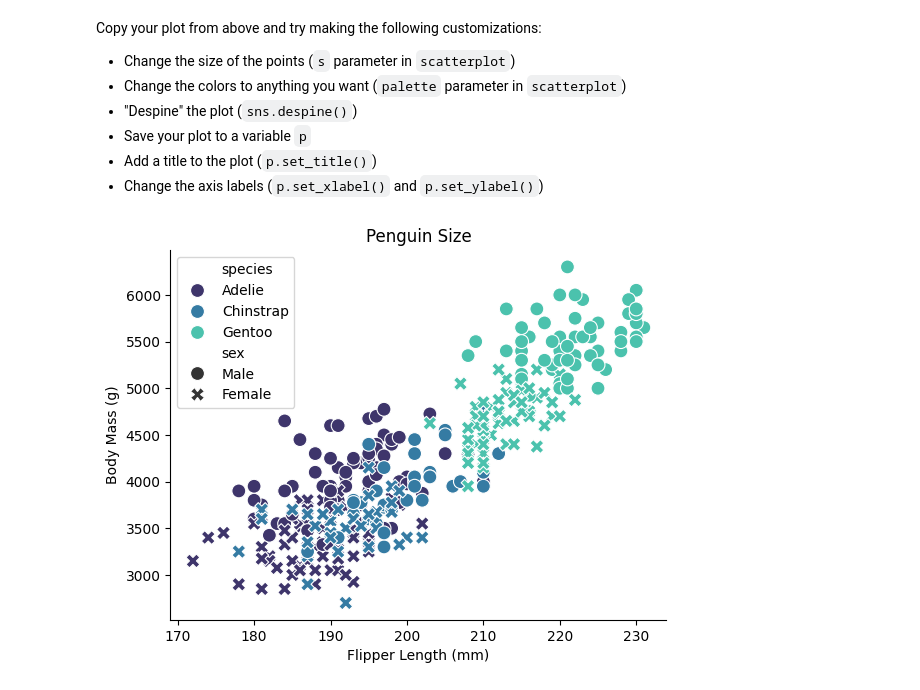
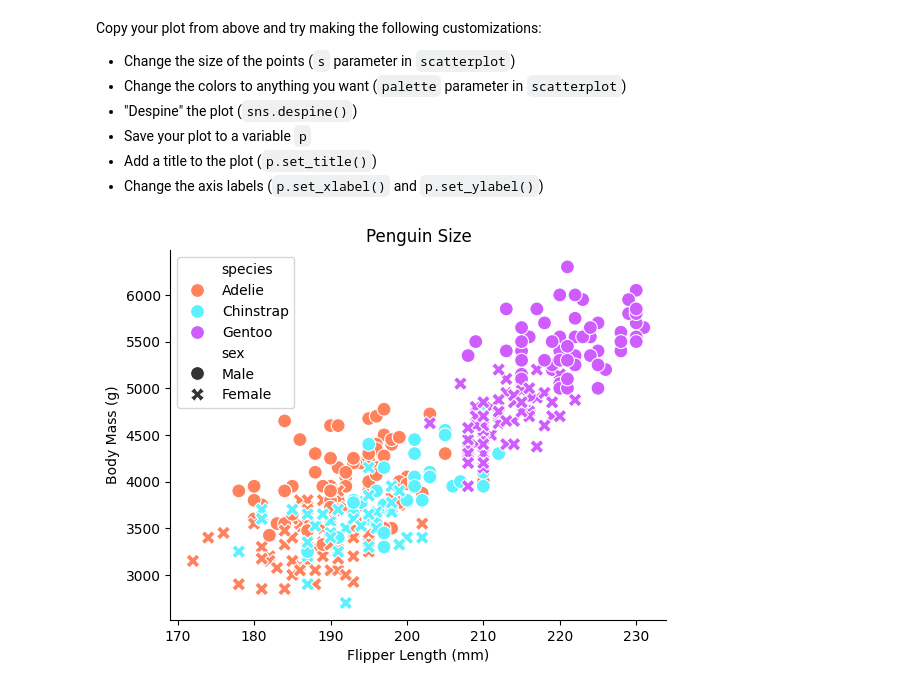
Before and after one commit to grkenney/WinSPIRE-HLC-Python, a Jupyter notebook: Notebooks/Keys/Day_3.3_Scatterplots.ipynb, the cells around one changed output. Cells and saved outputs as stored; diff of their text form; code cells hidden in the pictures.

```diff
--- a/Notebooks/Keys/Day_3.3_Scatterplots.ipynb
+++ b/Notebooks/Keys/Day_3.3_Scatterplots.ipynb
@@ -145,13 +144,12 @@ Copy your plot from above and try making the following customizations:
 * Change the axis labels (`p.set_xlabel()` and `p.set_ylabel()`)
 # %%
 # copy your scatter plot from above here
-p = sns.scatterplot(x = "flipper_length_mm", y = "body_mass_g",
-                data = penguins,
-                style = "sex", hue = "species",
-               s = 100, palette = "mako")
+p = sns.scatterplot(data = penguins, x = "flipper_length_mm", y = "body_mass_g",
+                    style = "sex", hue = "species",
+                    s = 100, palette = ["#FF825C", "#5CF1FF", "#CE5CFF"])
 p.set_title("Penguin Size")
 p.set_xlabel("Flipper Length (mm)")
 p.set_ylabel("Body Mass (g)")
 sns.despine()
 # %% [output]
-[figure, old version]
+[figure, new version]
```
Also changed, not shown: parts of 8 cells of this notebook.
